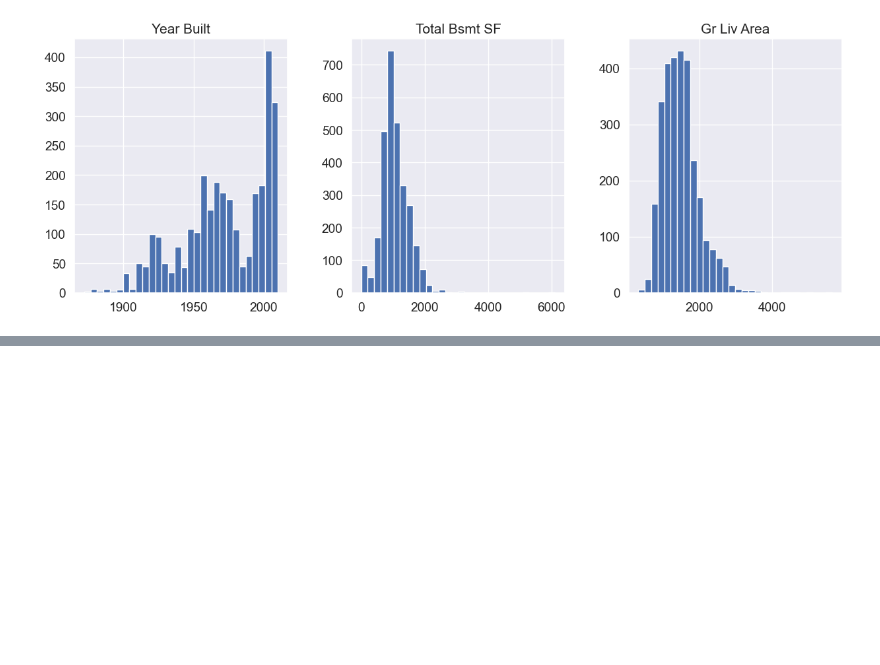
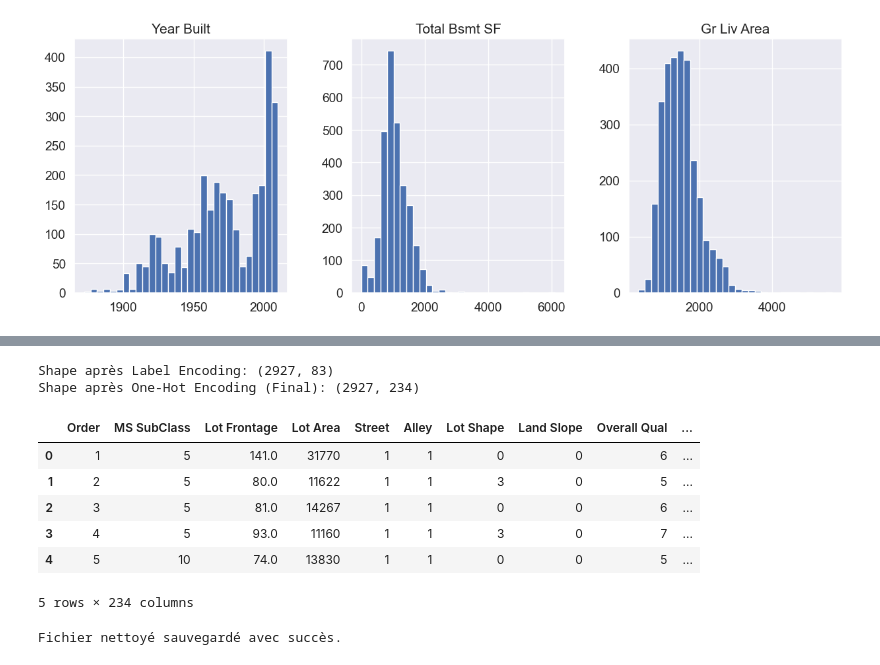
Before and after one commit to XGUNX/projet_ml, a Jupyter notebook: notebook/first_test.ipynb, the cells around one changed output, grey strips where cells are left out. Saved outputs shown, nothing was run; the diff lists cells and outputs as text; code cells hidden in the pictures; blank space fills up the shorter version.

```diff
--- a/notebook/first_test.ipynb
+++ b/notebook/first_test.ipynb
@@ -148,0 +215,5 @@ plt.show()
+# %%
+# --- 3. Cas particulier : LotFrontage ---
+# On remplit par la médiane du quartier
+df["Lot Frontage"] = df.groupby("Neighborhood")["Lot Frontage"].transform(
+    lambda x: x.fillna(x.median()))
@@ -148,0 +286,15 @@ plt.show()
+# %%
+# 1. Création de la surface totale (Très forte corrélation attendue)
+df['TotalSF'] = df['Total Bsmt SF'] + df['1st Flr SF'] + df['2nd Flr SF']
+
+# 2. Simplification de certaines variables
+# Exemple : Y a-t-il une piscine ? (Oui/Non) au lieu de la qualité
+df['HasPool'] = df['Pool Area'].apply(lambda x: 1 if x > 0 else 0)
+
+# 3. Certaines variables numériques sont en fait des catégories !
+# MSSubClass (Type de logement : 20, 30, 40...) ce sont des codes, pas des quantités.
+# On les transforme en texte pour qu'elles soient traitées comme des catégories plus tard.
+df['MS SubClass'] = df['MS SubClass'].apply(str)
+df['Overall Cond'] = df['Overall Cond'].astype(str) # La condition est souvent traitée comme cat
+df['Yr Sold'] = df['Yr Sold'].astype(str)
+df['Mo Sold'] = df['Mo Sold'].astype(str)
@@ -148,0 +323,42 @@ plt.show()
+# %%
+
+
+# A. Label Encoding pour les variables avec un ordre (Qualité)
+cols_ordinal = ('Fireplace Qu', 'Bsmt Qual', 'Bsmt Cond', 'Garage Qual', 'Garage Cond',
+                'Exter Qual', 'Exter Cond','Heating QC', 'Pool QC', 'Kitchen Qual', 'BsmtFin Type 1',
+                'BsmtFin Type 2', 'Functional', 'Fence', 'Bsmt Exposure', 'Garage Finish', 'Land Slope',
+                'Lot Shape', 'Paved Drive', 'Street', 'Alley', 'Central Air', 'MS SubClass', 'Overall Cond',
+                'Yr Sold', 'Mo Sold')
+
+# On applique l'encodeur
+for c in cols_ordinal:
+    lbl = LabelEncoder()
+    lbl.fit(list(df[c].values))
+    df[c] = lbl.transform(list(df[c].values))
+
+print(f"Shape après Label Encoding: {df.shape}")
+
+# B. One-Hot Encoding pour tout le reste (Quartier, Type de toit...)
+# pandas a une fonction magique pour ça : get_dummies
+df = pd.get_dummies(df)
+
+print(f"Shape après One-Hot Encoding (Final): {df.shape}")
+# %% [output]
+Shape après Label Encoding: (2927, 83)
+Shape après One-Hot Encoding (Final): (2927, 234)
+# %%
+df.head()
+# %% [output]
+|  | Order | MS SubClass | Lot Frontage | Lot Area | Street | Alley | Lot Shape | Land Slope | Overall Qual | ... |
+| 0 | 1 | 5 | 141.0 | 31770 | 1 | 1 | 0 | 0 | 6 | ... |
+| 1 | 2 | 5 | 80.0 | 11622 | 1 | 1 | 3 | 0 | 5 | ... |
+| 2 | 3 | 5 | 81.0 | 14267 | 1 | 1 | 0 | 0 | 6 | ... |
+| 3 | 4 | 5 | 93.0 | 11160 | 1 | 1 | 3 | 0 | 7 | ... |
+| 4 | 5 | 10 | 74.0 | 13830 | 1 | 1 | 0 | 0 | 5 | ... |
+5 rows × 234 columns
+# %%
+# Sauvegarde dans data/processed
+df.to_csv('../dataset/traite/train_cleaned.csv', index=False)
+print("Fichier nettoyé sauvegardé avec succès.")
+# %% [output]
+Fichier nettoyé sauvegardé avec succès.
```
Also changed, not shown: parts of 20 cells of this notebook, 1 other file.
